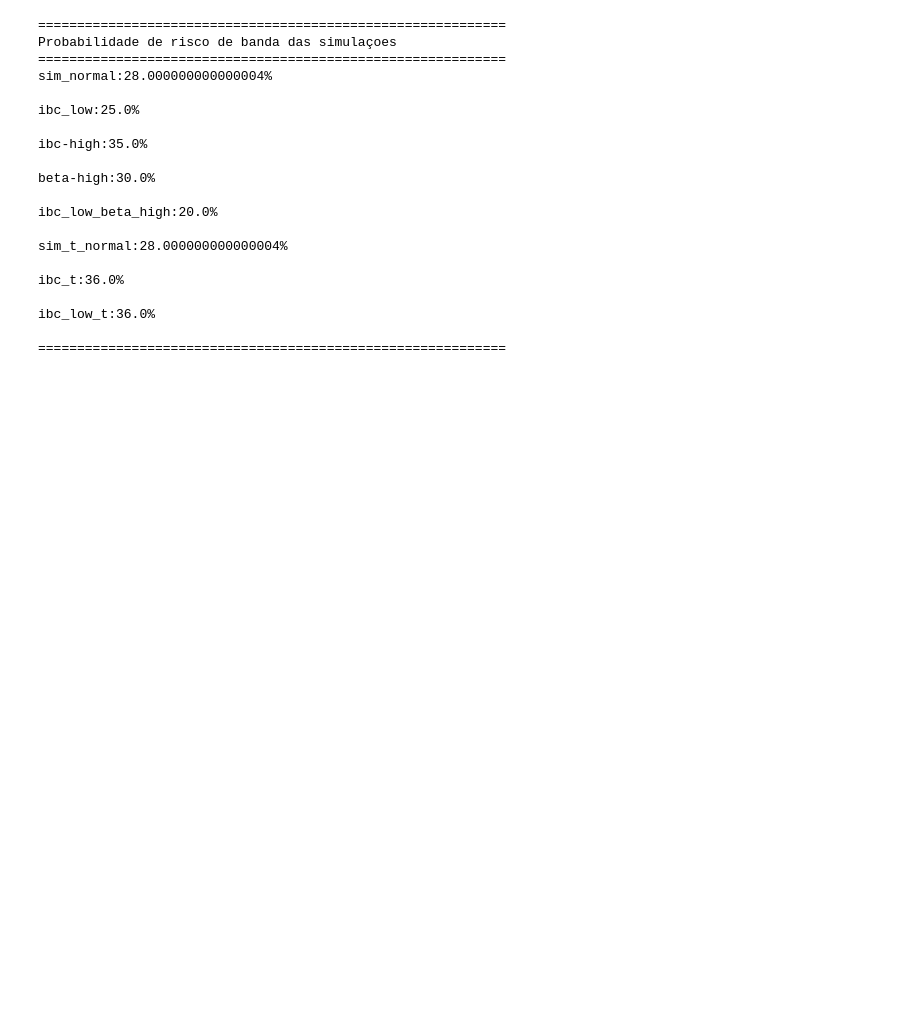
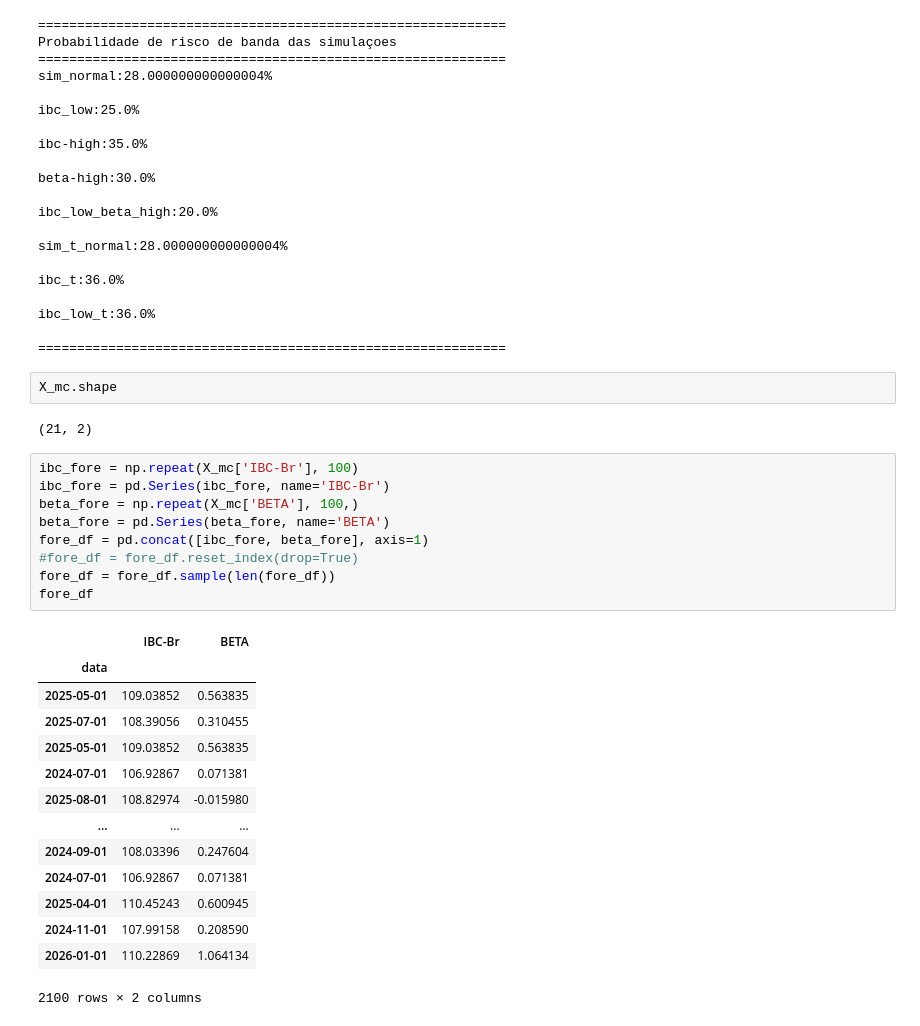
Before and after one commit to WesleySouza13/oil-price-shock-analysis, a Jupyter notebook: notebooks/02_modeling.ipynb, the cells around one changed output. Saved outputs shown, nothing was run; the diff lists cells and outputs as text; blank space fills up the shorter version.

```diff
--- a/notebooks/02_modeling.ipynb
+++ b/notebooks/02_modeling.ipynb
@@ -1380,3 +1382,31 @@ ibc_t:36.0%
 ibc_low_t:36.0%
 
 ============================================================
+# %%
+X_mc.shape
+# %% [output]
+(21, 2)
+# %%
+ibc_fore = np.repeat(X_mc['IBC-Br'], 100)
+ibc_fore = pd.Series(ibc_fore, name='IBC-Br')
+beta_fore = np.repeat(X_mc['BETA'], 100,)
+beta_fore = pd.Series(beta_fore, name='BETA')
+fore_df = pd.concat([ibc_fore, beta_fore], axis=1)
+#fore_df = fore_df.reset_index(drop=True)
+fore_df = fore_df.sample(len(fore_df))
+fore_df
+# %% [output]
+|  | IBC-Br | BETA |
+| data |  |  |
+| 2025-05-01 | 109.03852 | 0.563835 |
+| 2025-07-01 | 108.39056 | 0.310455 |
+| 2025-05-01 | 109.03852 | 0.563835 |
+| 2024-07-01 | 106.92867 | 0.071381 |
+| 2025-08-01 | 108.82974 | -0.015980 |
+| ... | ... | ... |
+| 2024-09-01 | 108.03396 | 0.247604 |
+| 2024-07-01 | 106.92867 | 0.071381 |
+| 2025-04-01 | 110.45243 | 0.600945 |
+| 2024-11-01 | 107.99158 | 0.208590 |
+| 2026-01-01 | 110.22869 | 1.064134 |
+2100 rows × 2 columns
```
Also changed, not shown: parts of 26 cells of this notebook, 6 other files.
